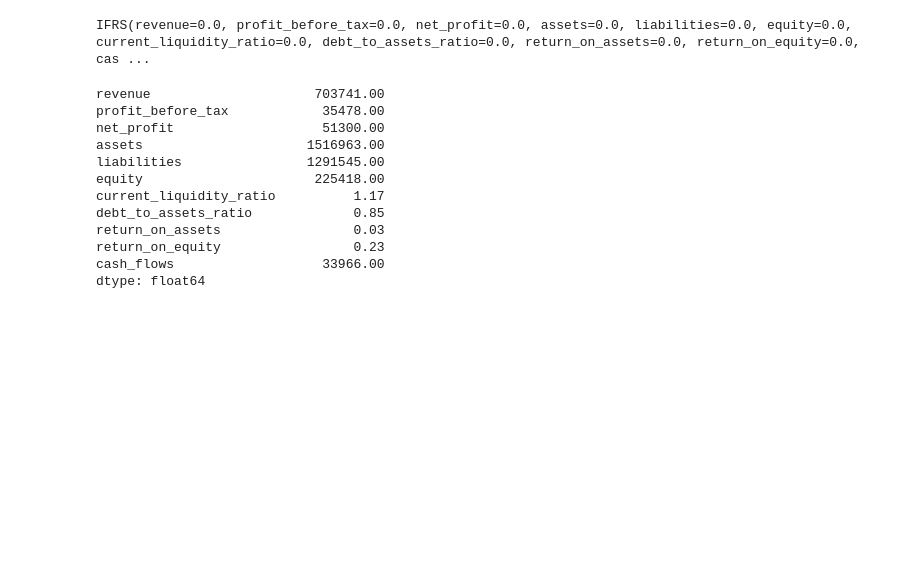
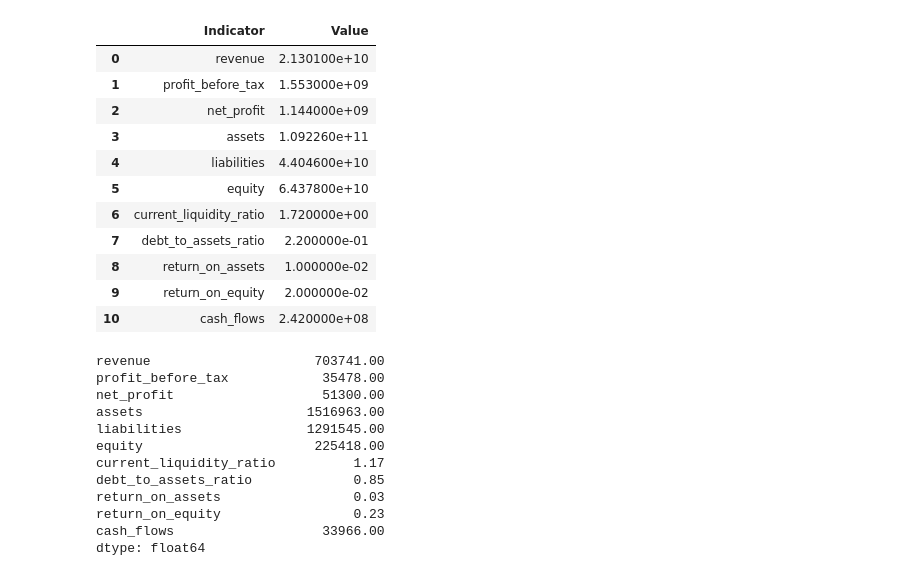
Before and after one commit to michael-bmstu/llm-parser, a Jupyter notebook: resarch.ipynb, the cells around one changed output. Cells and saved outputs as stored; diff of their text form; code cells hidden in the pictures; blank space fills up the shorter version.

```diff
--- a/resarch.ipynb
+++ b/resarch.ipynb
@@ -7,9 +7,23 @@ from IPython.display import clear_output
 # %%
 from app.models import IFRS
 # %%
-IFRS()
+parsed = {'revenue': 21301000000.0, 'profit_before_tax': 1553000000.0, 'net_profit': 1144000000.0, 'assets': 109226000000.0, 'liabilities': 44046000000.0, 'equity': 64378000000.0, 'current_liquidity_ratio': 1.72, 'debt_to_assets_ratio': 0.22, 'return_on_assets': 0.01, 'return_on_equity': 0.02, 'cash_flows': 242000000.0}
-# %% [output]
-IFRS(revenue=0.0, profit_before_tax=0.0, net_profit=0.0, assets=0.0, liabilities=0.0, equity=0.0, current_liquidity_ratio=0.0, debt_to_assets_ratio=0.0, return_on_assets=0.0, return_on_equity=0.0, cas ...
+# %%
+df = pd.DataFrame(list(parsed.items()), columns=['Indicator', 'Value'])
+df
+# %% [output]
+|  | Indicator | Value |
+| 0 | revenue | 2.130100e+10 |
+| 1 | profit_before_tax | 1.553000e+09 |
+| 2 | net_profit | 1.144000e+09 |
+| 3 | assets | 1.092260e+11 |
+| 4 | liabilities | 4.404600e+10 |
+| 5 | equity | 6.437800e+10 |
+| 6 | current_liquidity_ratio | 1.720000e+00 |
+| 7 | debt_to_assets_ratio | 2.200000e-01 |
+| 8 | return_on_assets | 1.000000e-02 |
+| 9 | return_on_equity | 2.000000e-02 |
+| 10 | cash_flows | 2.420000e+08 |
 # %%
 DATA = Path("./data")
 # %%
```
Also changed, not shown: 4 other files.
